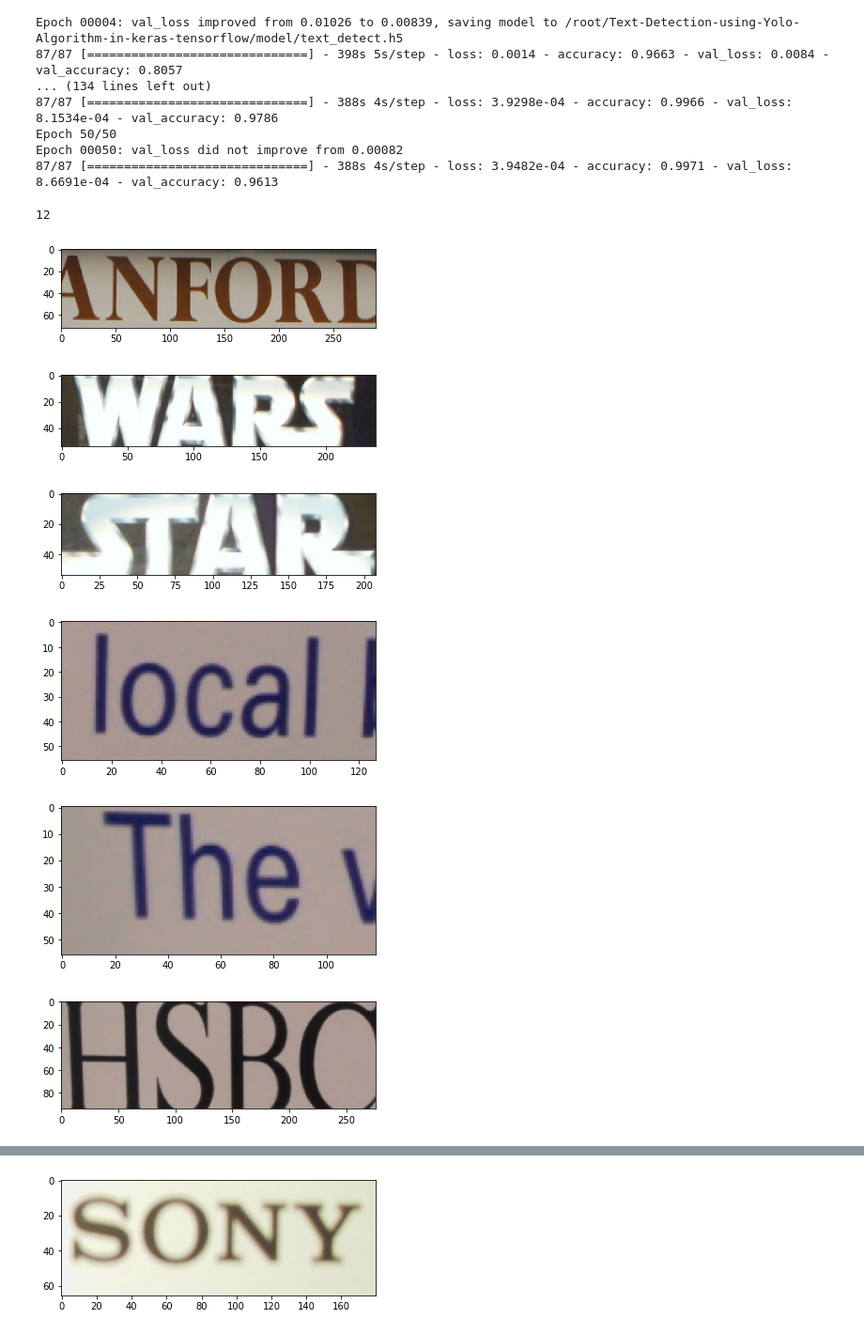
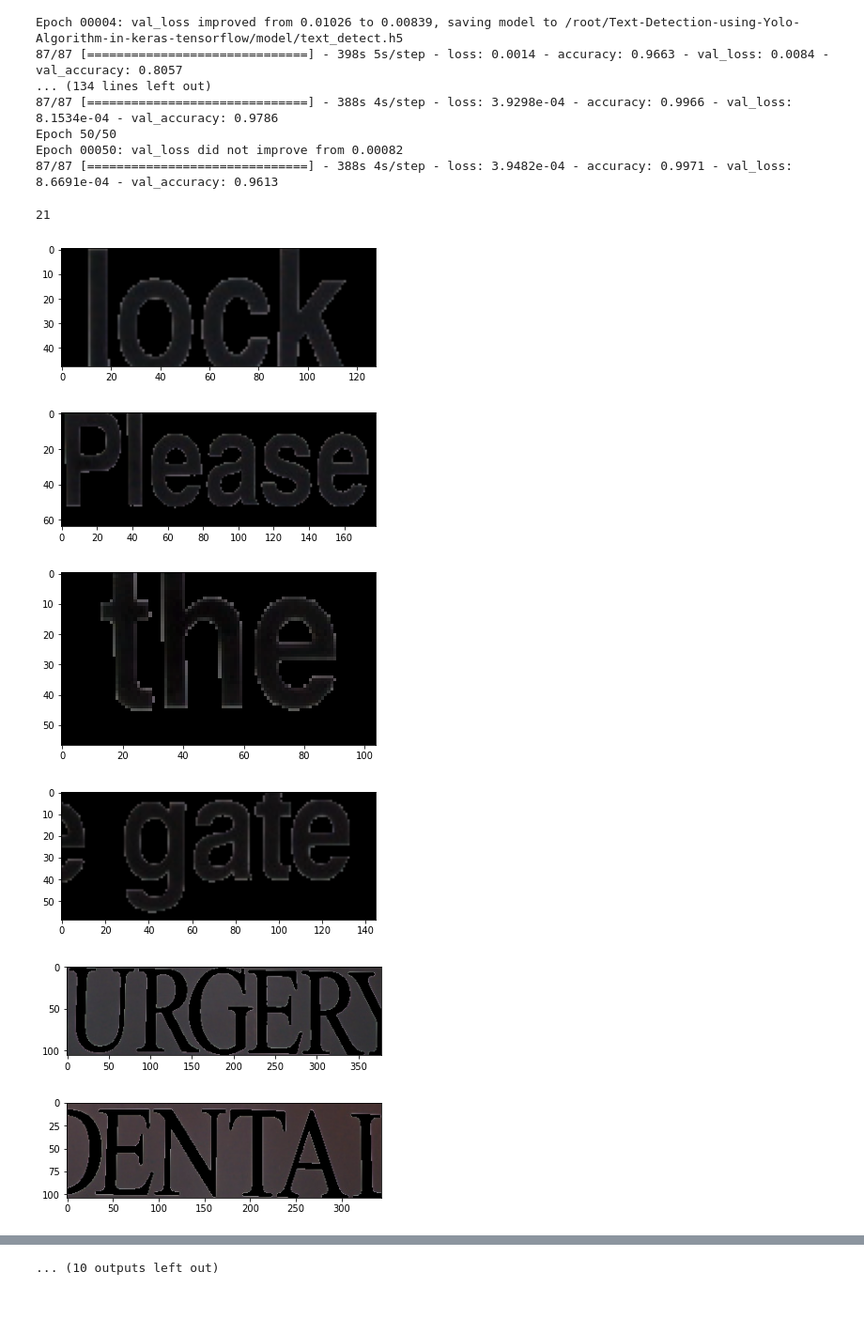
Before and after one commit to mostafa-amgad/Scene-text-detection, a Jupyter notebook: Scene_text_detection_using_yolo_and_guaussian_heatmapping.ipynb, the cells around one changed output, grey strips where cells are left out. Shown: that part at 94% size. Saved outputs shown, nothing was run; the diff lists cells and outputs as text; code cells hidden in the pictures; blank space fills up the shorter version.

Commit message:
Edit in extractText function

```diff
--- a/Scene_text_detection_using_yolo_and_guaussian_heatmapping.ipynb
+++ b/Scene_text_detection_using_yolo_and_guaussian_heatmapping.ipynb
@@ -320,17 +324,36 @@ rand = np.random.randint(0,X_val.shape[0], size = 5)
 
 for i in rand:
     predict_func(model , X_val[i:i+1] , 0.5, i)
+# %%
+def extractTextFromImage(image, sigma = 0.2):
+  #Converting to grayscale.
+  gray = skimage.color.rgb2gray(image)
+  blurred_image = skimage.filters.gaussian(gray, sigma=0.2)
+  #Finding Threshold.
+  t = skimage.filters.threshold_otsu(blurred_image)
+  #Masking Image.
+  binary_mask = blurred_image < t
+  #Turning back image to orgin after masking.
+  selection = np.zeros_like(image)
+  selection[binary_mask] = image[binary_mask]
+  return selection
 # %%
 #Showing CROPPED IMAGES.
 print(len(cropped_images))
 for i in range (len(cropped_images)):
-  plt.imshow(cropped_images[i])
+  image = extractTextFromImage(cropped_images[i],1.0)
+
+
+
+  #plt.imshow(cropped_images[i])
+  #plt.show()
+  plt.imshow(image)
   plt.show()
 # %% [output]
-12
+21
-[figure, old version]
+[figure, new version]
-[figure, old version]
+[figure, new version]
-[figure, old version]
+[figure, new version]
-[figure, old version]
+[figure, new version]
-[figure, old version]
+[figure, new version]
-[figure, old version]
+[figure, new version]
@@ -342,4 +365,4 @@ for i in range (len(cropped_images)):
-[figure, removed]
+... (10 outputs left out)
 # %%
 def cnnModel(inputSize):
   inp = Input(inputSize)
```
Also changed, not shown: parts of 7 cells of this notebook.
